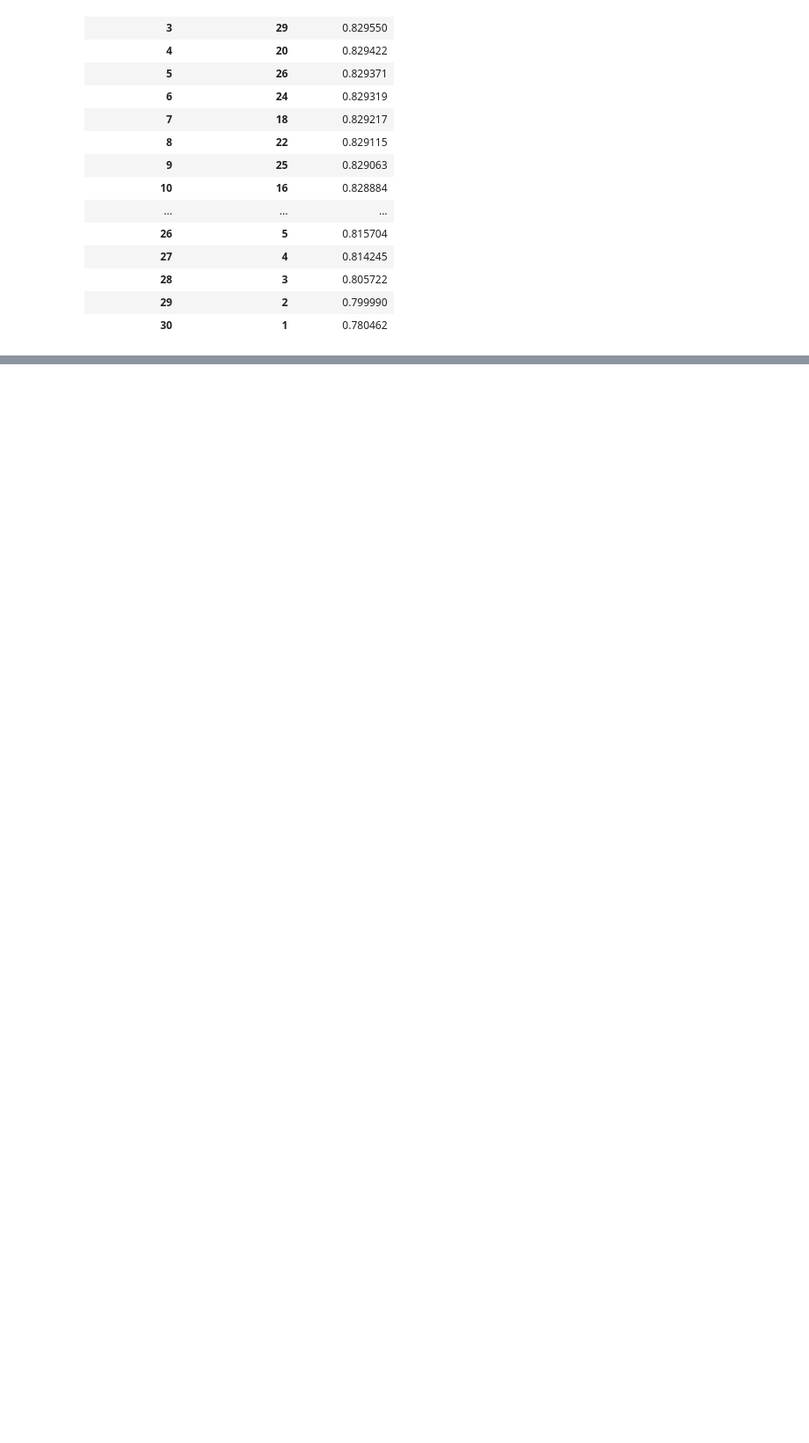
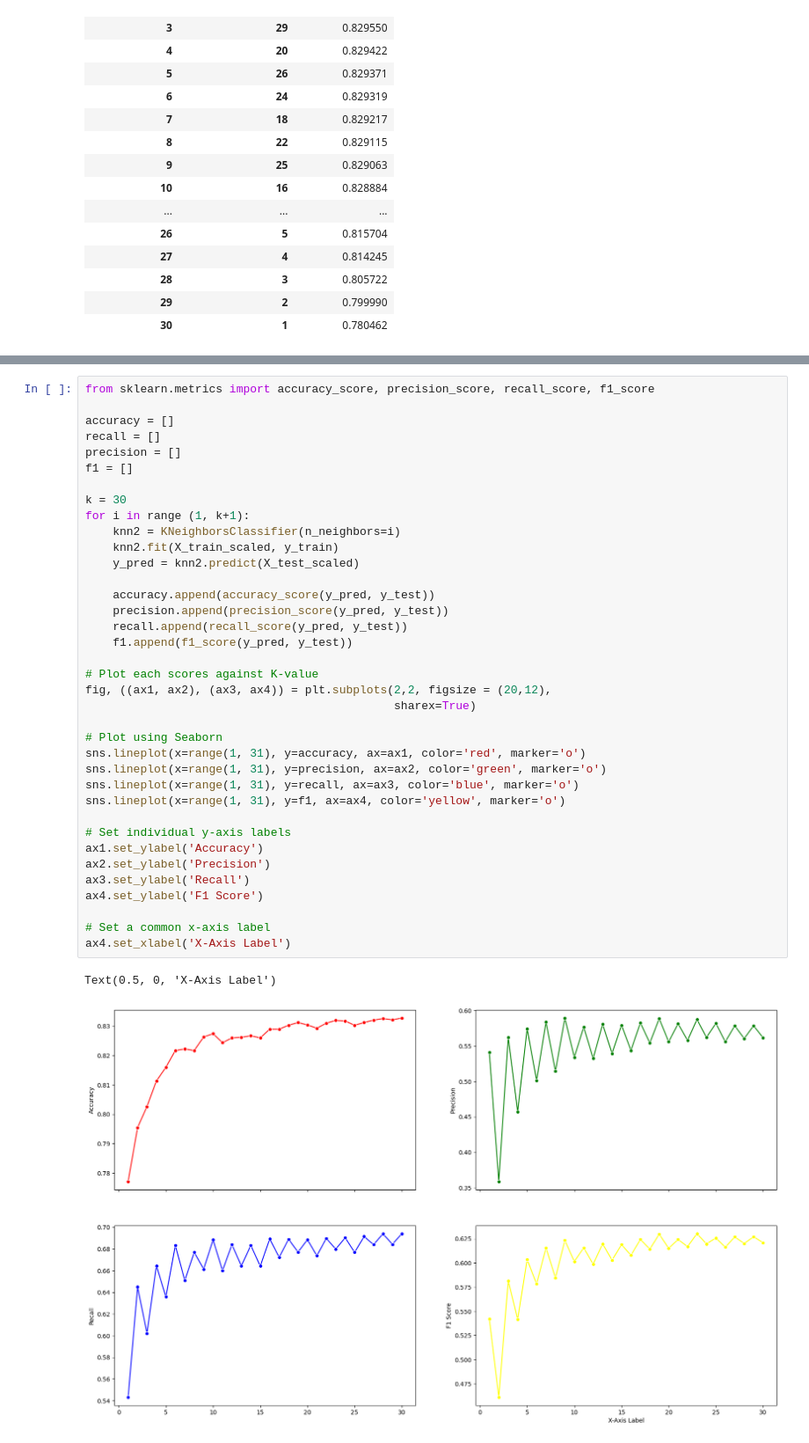
Before and after one commit to Zac-Chenn/MyProject_1-Adult-Income-Prediction, a Jupyter notebook: Adult_Income_Analysis.ipynb, the cells around one changed output, grey strips where cells are left out. Shown at 88% size. Cells and saved outputs as stored; diff of their text form; blank space fills up the shorter version.

```diff
--- a/Adult_Income_Analysis.ipynb
+++ b/Adult_Income_Analysis.ipynb
@@ -406,0 +414,40 @@ NameError: name 'knn_grid' is not defined
+# %%
+from sklearn.metrics import accuracy_score, precision_score, recall_score, f1_score
+
+accuracy = []
+recall = []
+precision = []
+f1 = []
+
+k = 30
+for i in range (1, k+1):
+    knn2 = KNeighborsClassifier(n_neighbors=i)
+    knn2.fit(X_train_scaled, y_train)
+    y_pred = knn2.predict(X_test_scaled)
+
+    accuracy.append(accuracy_score(y_pred, y_test))
+    precision.append(precision_score(y_pred, y_test))
+    recall.append(recall_score(y_pred, y_test))
+    f1.append(f1_score(y_pred, y_test))
+
+# Plot each scores against K-value
+fig, ((ax1, ax2), (ax3, ax4)) = plt.subplots(2,2, figsize = (20,12),
+                                             sharex=True)
+
+# Plot using Seaborn
+sns.lineplot(x=range(1, 31), y=accuracy, ax=ax1, color='red', marker='o')
+sns.lineplot(x=range(1, 31), y=precision, ax=ax2, color='green', marker='o')
+sns.lineplot(x=range(1, 31), y=recall, ax=ax3, color='blue', marker='o')
+sns.lineplot(x=range(1, 31), y=f1, ax=ax4, color='yellow', marker='o')
+
+# Set individual y-axis labels
+ax1.set_ylabel('Accuracy')
+ax2.set_ylabel('Precision')
+ax3.set_ylabel('Recall')
+ax4.set_ylabel('F1 Score')
+
+# Set a common x-axis label
+ax4.set_xlabel('X-Axis Label')
+# %% [output]
+Text(0.5, 0, 'X-Axis Label')
+[figure, added]
```
Also changed, not shown: parts of 4 cells of this notebook.
